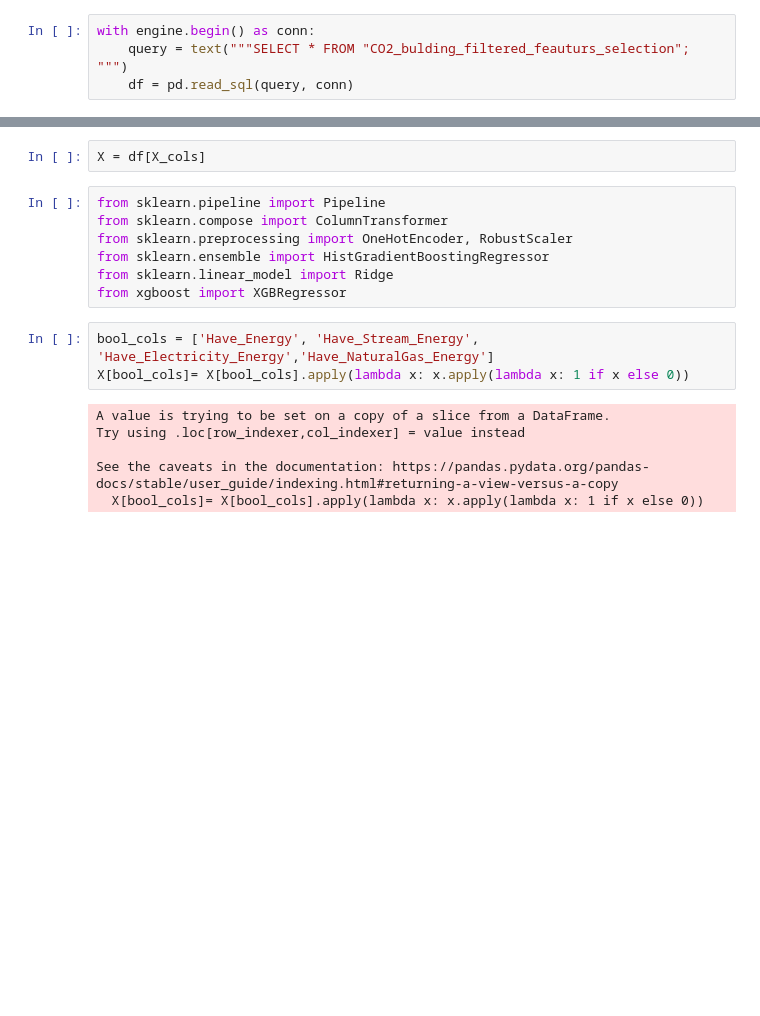
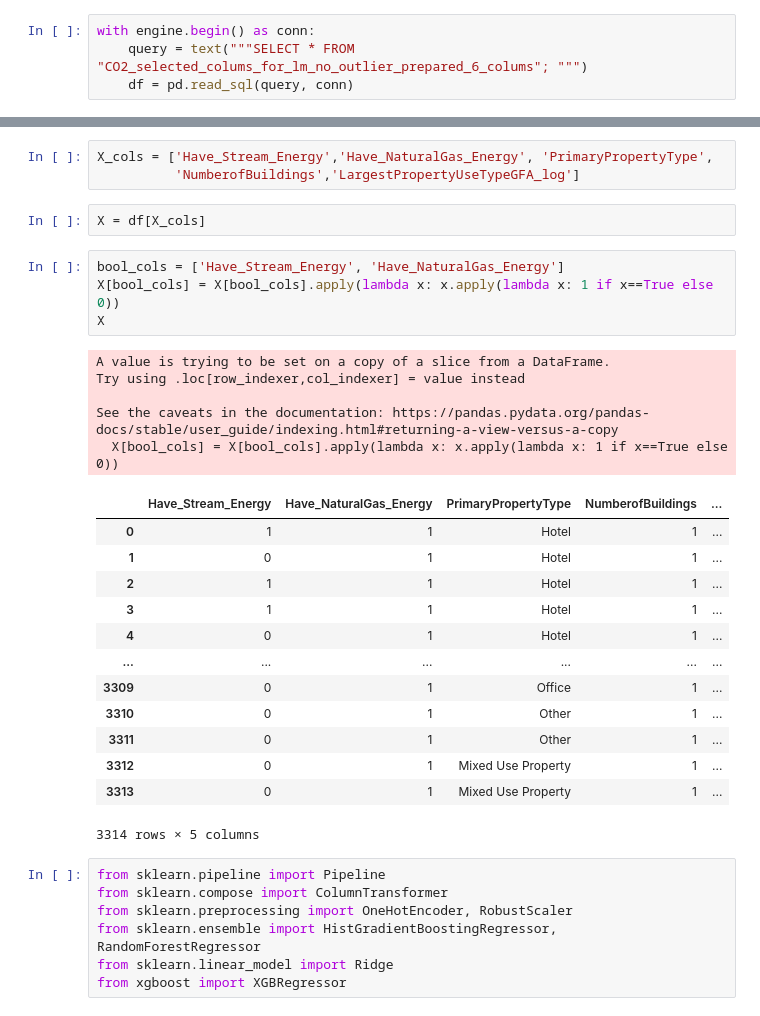
Before and after one commit to data-IA-2022/CO2_Manuel_David, a Jupyter notebook: predict.ipynb, the cells around one changed output, grey strips where cells are left out. Saved outputs shown, nothing was run; the diff lists cells and outputs as text; blank space fills up the shorter version.

```diff
--- a/predict.ipynb
+++ b/predict.ipynb
@@ -11,5 +40,5 @@ engine = get_engine(echo_arg=True)
 # %%
 with engine.begin() as conn:
-    query = text("""SELECT * FROM "CO2_bulding_filtered_feauturs_selection"; """)
+    query = text("""SELECT * FROM "CO2_selected_colums_for_lm_no_outlier_prepared_6_colums"; """)
     df = pd.read_sql(query, conn)
 # %% [output]
@@ -40,21 +71,38 @@ X_cols = ['YearBuilt', 'ENERGYSTARScore', 'Have_Energy',
+# %%
+X_cols = ['Have_Stream_Energy','Have_NaturalGas_Energy', 'PrimaryPropertyType',
+          'NumberofBuildings','LargestPropertyUseTypeGFA_log']
 # %%
 X = df[X_cols]
+# %%
+bool_cols = ['Have_Stream_Energy', 'Have_NaturalGas_Energy']
+X[bool_cols] = X[bool_cols].apply(lambda x: x.apply(lambda x: 1 if x==True else 0))
+X
+# %% [output]
+A value is trying to be set on a copy of a slice from a DataFrame.
+Try using .loc[row_indexer,col_indexer] = value instead
+
+See the caveats in the documentation: https://pandas.pydata.org/pandas-docs/stable/user_guide/indexing.html#returning-a-view-versus-a-copy
+  X[bool_cols] = X[bool_cols].apply(lambda x: x.apply(lambda x: 1 if x==True else 0))
+|  | Have_Stream_Energy | Have_NaturalGas_Energy | PrimaryPropertyType | NumberofBuildings | ... |
+| 0 | 1 | 1 | Hotel | 1 | ... |
+| 1 | 0 | 1 | Hotel | 1 | ... |
+| 2 | 1 | 1 | Hotel | 1 | ... |
+| 3 | 1 | 1 | Hotel | 1 | ... |
+| 4 | 0 | 1 | Hotel | 1 | ... |
+| ... | ... | ... | ... | ... | ... |
+| 3309 | 0 | 1 | Office | 1 | ... |
+| 3310 | 0 | 1 | Other | 1 | ... |
+| 3311 | 0 | 1 | Other | 1 | ... |
+| 3312 | 0 | 1 | Mixed Use Property | 1 | ... |
+| 3313 | 0 | 1 | Mixed Use Property | 1 | ... |
+3314 rows × 5 columns
 # %%
 from sklearn.pipeline import Pipeline
 from sklearn.compose import ColumnTransformer
 from sklearn.preprocessing import OneHotEncoder, RobustScaler
-from sklearn.ensemble import HistGradientBoostingRegressor
+from sklearn.ensemble import HistGradientBoostingRegressor, RandomForestRegressor
 from sklearn.linear_model import Ridge
 from xgboost import XGBRegressor
-# %%
-bool_cols = ['Have_Energy', 'Have_Stream_Energy', 'Have_Electricity_Energy','Have_NaturalGas_Energy']
-X[bool_cols]= X[bool_cols].apply(lambda x: x.apply(lambda x: 1 if x else 0))
-# %% [output]
-A value is trying to be set on a copy of a slice from a DataFrame.
-Try using .loc[row_indexer,col_indexer] = value instead
-
-See the caveats in the documentation: https://pandas.pydata.org/pandas-docs/stable/user_guide/indexing.html#returning-a-view-versus-a-copy
-  X[bool_cols]= X[bool_cols].apply(lambda x: x.apply(lambda x: 1 if x else 0))
 # %%
 X_cat = X.select_dtypes(include=[object])
 X_num = X.select_dtypes(exclude=[object])
```
Also changed, not shown: parts of 22 cells of this notebook, 4 other files.
